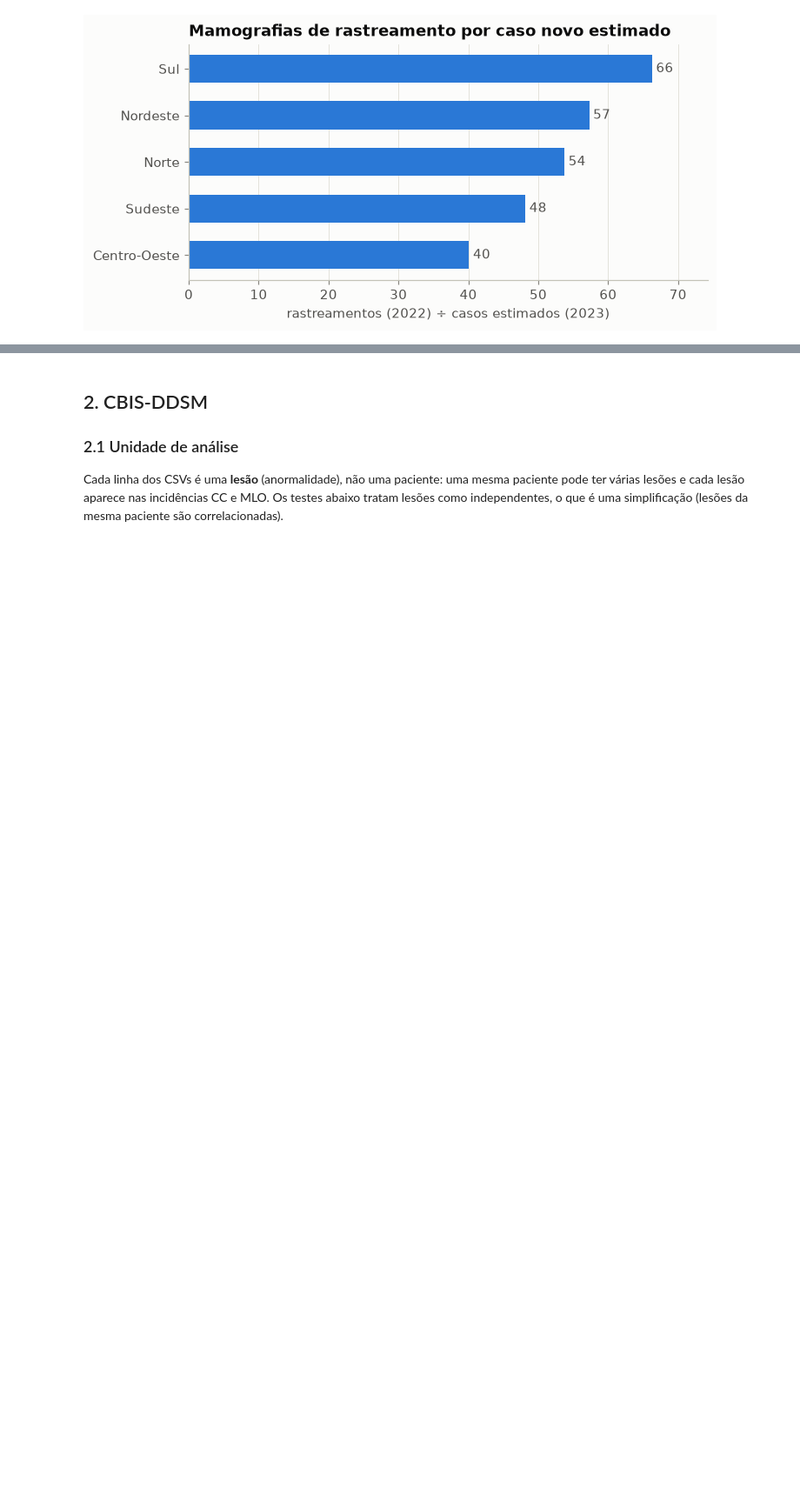
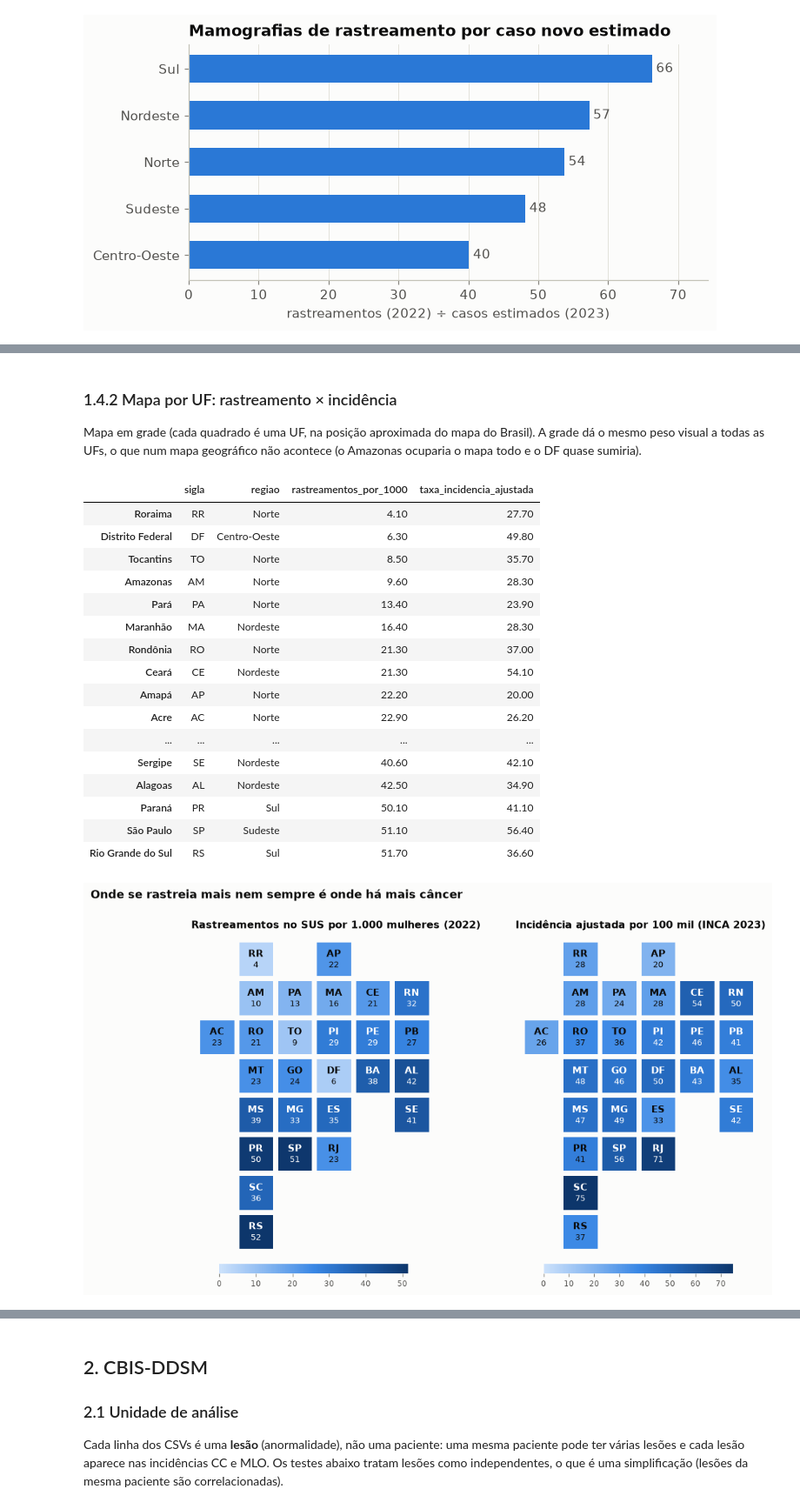
Before and after one commit to mairaallacerda/representatividade-mamografias-br, a Jupyter notebook: notebooks/01_analise_exploratoria.ipynb, the cells around one changed output, grey strips where cells are left out. Shown at 87% size. Drawn from its saved outputs; the diff is of its cells as text; code cells hidden in the pictures; blank space fills up the shorter version.

```diff
--- a/notebooks/01_analise_exploratoria.ipynb
+++ b/notebooks/01_analise_exploratoria.ipynb
@@ -208,0 +291,67 @@ salvar(fig, "04_rastreamento_por_caso_regiao")
+# %% [markdown]
+### 1.4.2 Mapa por UF: rastreamento × incidência
+
+Mapa em grade (cada quadrado é uma UF, na posição aproximada do mapa do Brasil). A grade dá o mesmo peso visual a
+todas as UFs, o que num mapa geográfico não acontece (o Amazonas ocuparia o mapa todo e o DF quase sumiria).
+# %%
+from matplotlib.colors import LinearSegmentedColormap, Normalize
+from matplotlib.patches import Rectangle
+
+GRADE_UF = {  # (linha, coluna)
+    "RR": (0, 1), "AP": (0, 3),
+    "AM": (1, 1), "PA": (1, 2), "MA": (1, 3), "CE": (1, 4), "RN": (1, 5),
+    "AC": (2, 0), "RO": (2, 1), "TO": (2, 2), "PI": (2, 3), "PE": (2, 4), "PB": (2, 5),
+    "MT": (3, 1), "GO": (3, 2), "DF": (3, 3), "BA": (3, 4), "AL": (3, 5),
+    "MS": (4, 1), "MG": (4, 2), "ES": (4, 3), "SE": (4, 5),
+    "PR": (5, 1), "SP": (5, 2), "RJ": (5, 3),
+    "SC": (6, 1),
+    "RS": (7, 1),
+}
+cmap = LinearSegmentedColormap.from_list("seq_azul", estilo.SEQUENCIAL_AZUL)
+por_sigla = ufs.set_index("sigla")
+
+fig, axes = plt.subplots(1, 2, figsize=(11, 6.4))
+for ax, (col, titulo, fmt) in zip(axes, [
+    ("rastreamentos_por_1000", "Rastreamentos no SUS por 1.000 mulheres (2022)", "{:.0f}"),
+    ("taxa_incidencia_ajustada", "Incidência ajustada por 100 mil (INCA 2023)", "{:.0f}"),
+]):
+    norm = Normalize(vmin=0, vmax=por_sigla[col].max())
+    for sigla, (lin, colu) in GRADE_UF.items():
+        v = por_sigla.loc[sigla, col]
+        ax.add_patch(Rectangle((colu, -lin), 0.92, 0.92, facecolor=cmap(norm(v)), edgecolor=estilo.FUNDO, lw=2))
+        tinta = "white" if norm(v) > 0.55 else estilo.TINTA
+        ax.text(colu + 0.46, -lin + 0.58, sigla, ha="center", va="center", fontsize=9.5, fontweight="bold", color=tinta)
+        ax.text(colu + 0.46, -lin + 0.30, fmt.format(v), ha="center", va="center", fontsize=8.5, color=tinta)
+    ax.set_xlim(-0.2, 6.1)
+    ax.set_ylim(-7.2, 1.1)
+    ax.set_aspect("equal")
+    ax.axis("off")
+    ax.set_title(titulo, fontsize=10.5)
+    barra = fig.colorbar(plt.cm.ScalarMappable(norm=norm, cmap=cmap), ax=ax, orientation="horizontal",
+                         fraction=0.04, pad=0.02, shrink=0.7)
+    barra.outline.set_visible(False)
+    barra.ax.tick_params(labelsize=8, colors=estilo.TINTA_SUAVE, labelcolor=estilo.TINTA_SECUNDARIA)
+fig.suptitle("Onde se rastreia mais nem sempre é onde há mais câncer", x=0.01, ha="left", fontweight="bold")
+salvar(fig, "21_mapa_uf_rastreamento_incidencia")
+
+ufs.sort_values("rastreamentos_por_1000")[
+    ["sigla", "regiao", "rastreamentos_por_1000", "taxa_incidencia_ajustada"]].round(1)
+# %% [output]
+|  | sigla | regiao | rastreamentos_por_1000 | taxa_incidencia_ajustada |
+| Roraima | RR | Norte | 4.10 | 27.70 |
+| Distrito Federal | DF | Centro-Oeste | 6.30 | 49.80 |
+| Tocantins | TO | Norte | 8.50 | 35.70 |
+| Amazonas | AM | Norte | 9.60 | 28.30 |
+| Pará | PA | Norte | 13.40 | 23.90 |
+| Maranhão | MA | Nordeste | 16.40 | 28.30 |
+| Rondônia | RO | Norte | 21.30 | 37.00 |
+| Ceará | CE | Nordeste | 21.30 | 54.10 |
+| Amapá | AP | Norte | 22.20 | 20.00 |
+| Acre | AC | Norte | 22.90 | 26.20 |
+| ... | ... | ... | ... | ... |
+| Sergipe | SE | Nordeste | 40.60 | 42.10 |
+| Alagoas | AL | Nordeste | 42.50 | 34.90 |
+| Paraná | PR | Sul | 50.10 | 41.10 |
+| São Paulo | SP | Sudeste | 51.10 | 56.40 |
+| Rio Grande do Sul | RS | Sul | 51.70 | 36.60 |
+[figure, added]
```
Also changed, not shown: parts of 8 cells of this notebook, 3 other files.
